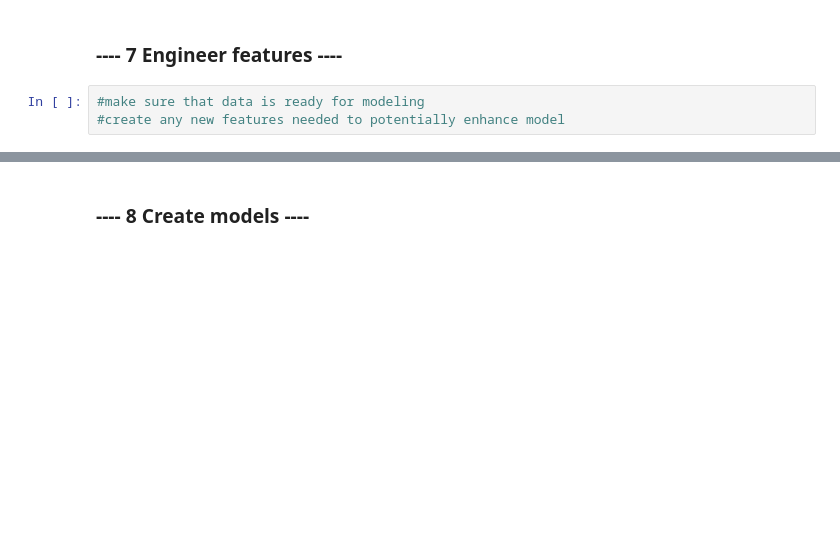
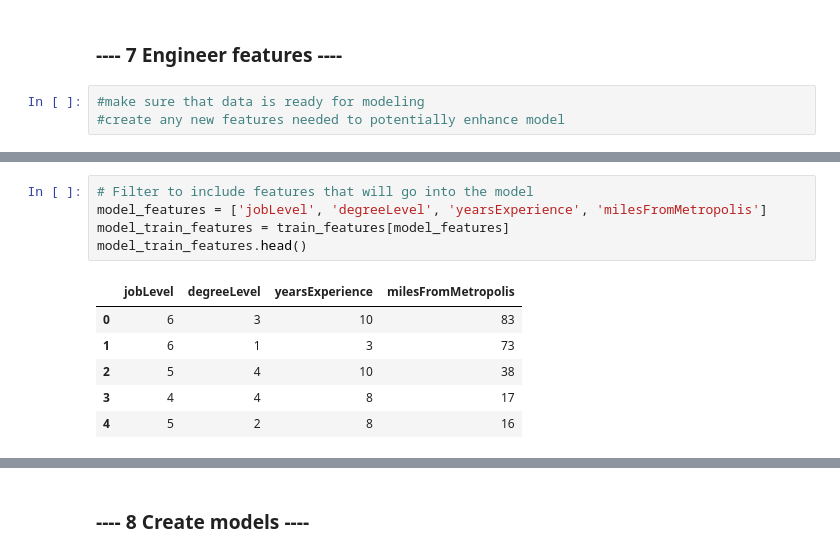
Before and after one commit to albert-ntiri/salary_prediction_project, a Jupyter notebook: Salary Prediction Notebook.ipynb, the cells around one changed output, grey strips where cells are left out. Cells and saved outputs as stored; diff of their text form; blank space fills up the shorter version.

```diff
--- a/Salary Prediction Notebook.ipynb
+++ b/Salary Prediction Notebook.ipynb
@@ -272,0 +326,12 @@ You will cycle through creating features, tuning models, and training/validing m
+# %%
+# Filter to include features that will go into the model
+model_features = ['jobLevel', 'degreeLevel', 'yearsExperience', 'milesFromMetropolis']
+model_train_features = train_features[model_features]
+model_train_features.head()
+# %% [output]
+|  | jobLevel | degreeLevel | yearsExperience | milesFromMetropolis |
+| 0 | 6 | 3 | 10 | 83 |
+| 1 | 6 | 1 | 3 | 73 |
+| 2 | 5 | 4 | 10 | 38 |
+| 3 | 4 | 4 | 8 | 17 |
+| 4 | 5 | 2 | 8 | 16 |
```
Also changed, not shown: parts of 12 cells of this notebook.
